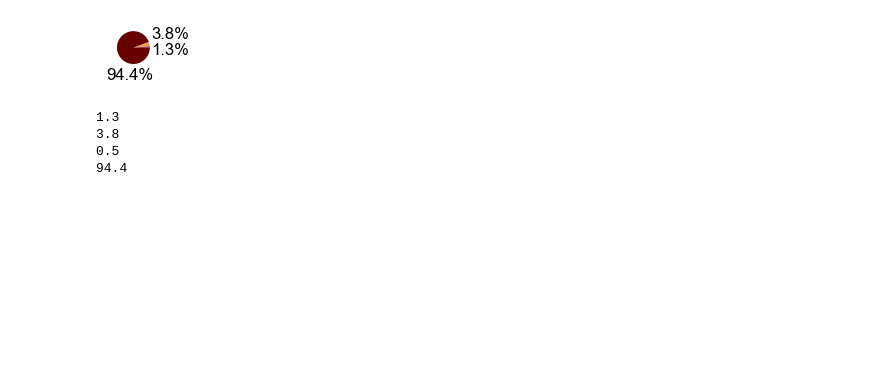
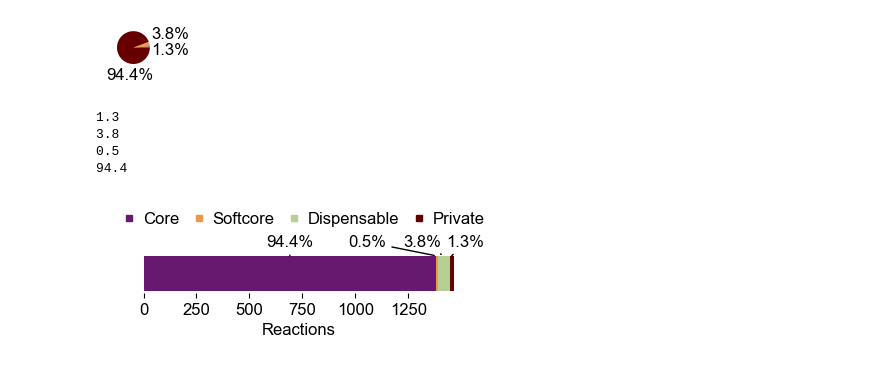
Before and after one commit to emilpaulitz/PCM, a Jupyter notebook: Code/accSpecPCM/araAccs.ipynb, the cells around one changed output. Saved outputs shown, nothing was run; the diff lists cells and outputs as text; code cells hidden in the pictures; blank space fills up the shorter version.

```diff
--- a/Code/accSpecPCM/araAccs.ipynb
+++ b/Code/accSpecPCM/araAccs.ipynb
@@ -416,3 +476,59 @@ print(round(core/tot*100, 1))
 3.8
 0.5
 94.4
+# %%
+# Define the data
+categories = ['Private', 'Dispensable', 'Softcore', 'Core']
+values = [private, dispensable, softcore, core]
+
+# Fine-tune annotation positions
+height_adjustments = [10, 10, 10, 10]
+x_adjustments = [0, -50, -15, 10]
+
+# Calculate total and percentages
+total = sum(values)
+percentages = [(value / total) * 100 for value in values]
+
+# Reverse the data order
+categories = categories[::-1]
+values = values[::-1]
+percentages = percentages[::-1]
+
+# Create the horizontal stacked bar plot
+fig, ax = plt.subplots(figsize=(4, 0.5))
+bars = ax.barh([''], values, color=colors, left=[0, values[0], sum(values[:2]), sum(values[:3])])
+
+# Remove plot frame, title, and y-axis
+ax.spines['top'].set_visible(False)
+ax.spines['right'].set_visible(False)
+ax.spines['left'].set_visible(False)
+ax.spines['bottom'].set_visible(False)
+
+ax.get_yaxis().set_visible(False)
+
+# Add legend at the top
+ax.legend(bbox_to_anchor=(0.5, 2.5), loc='upper center', frameon=False, ncol=4,
+        handles = [mpl.lines.Line2D([], [], marker = 's', linewidth=0, markersize = 4,
+                                    color=colors[i]) for i in range(len(values))],
+        labels=categories, handletextpad = -0.2, handleheight = 0.4, columnspacing = 0.2)
+
+# Add percentage labels above the bars with lines
+for i, bar in enumerate(bars):
+    ax.annotate(
+        f'{percentages[i]:.1f}%',
+        xy=(bar.get_x() + bar.get_width() / 2, bar.get_height() / 2),
+        xytext=(x_adjustments[i], height_adjustments[i]),  # Adjust heights
+        textcoords='offset points',
+        ha='center', va='center',
+        arrowprops=dict(facecolor='black', arrowstyle='-')
+    )
+
+# Customize plot
+ax.set_xlim(0, total)
+ax.set_xlabel('Reactions')
+
+plt.savefig(figdir + 'accs_panreactome_bar.png', dpi=300, transparent=True, bbox_inches='tight')
+plt.tight_layout()
+plt.show()
+# %% [output]
+[figure, added]
```
Also changed, not shown: parts of 7 cells of this notebook, 4 other files.
